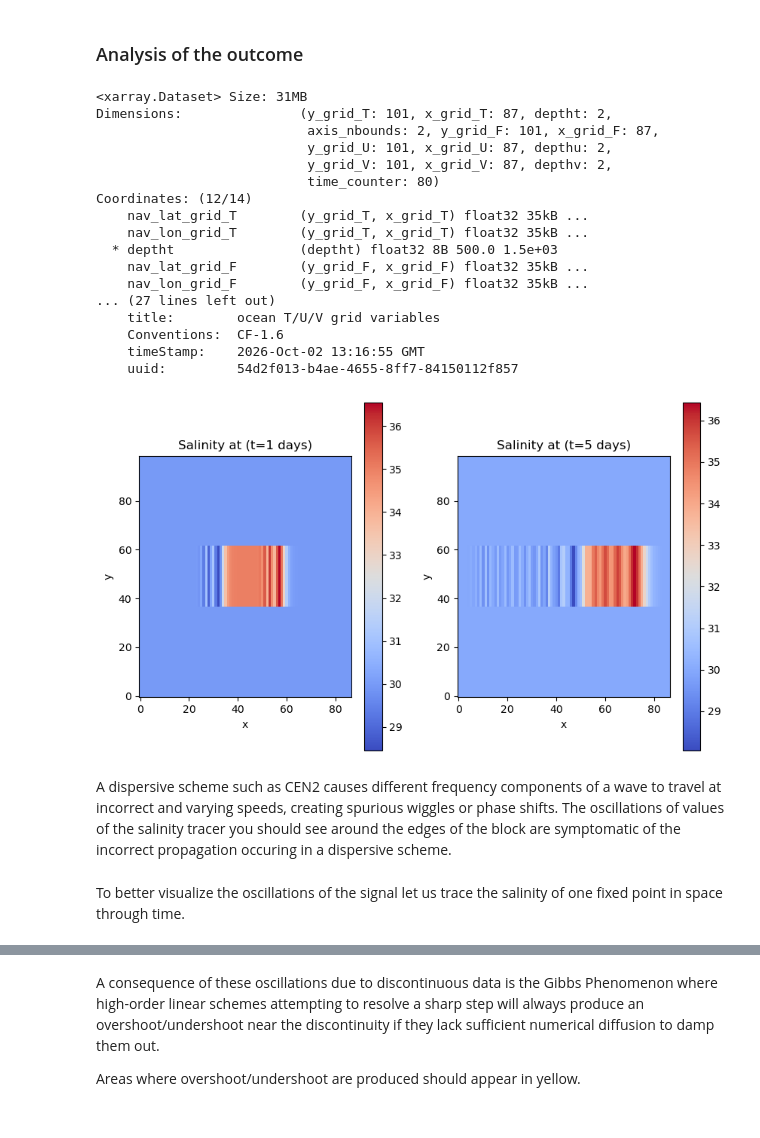
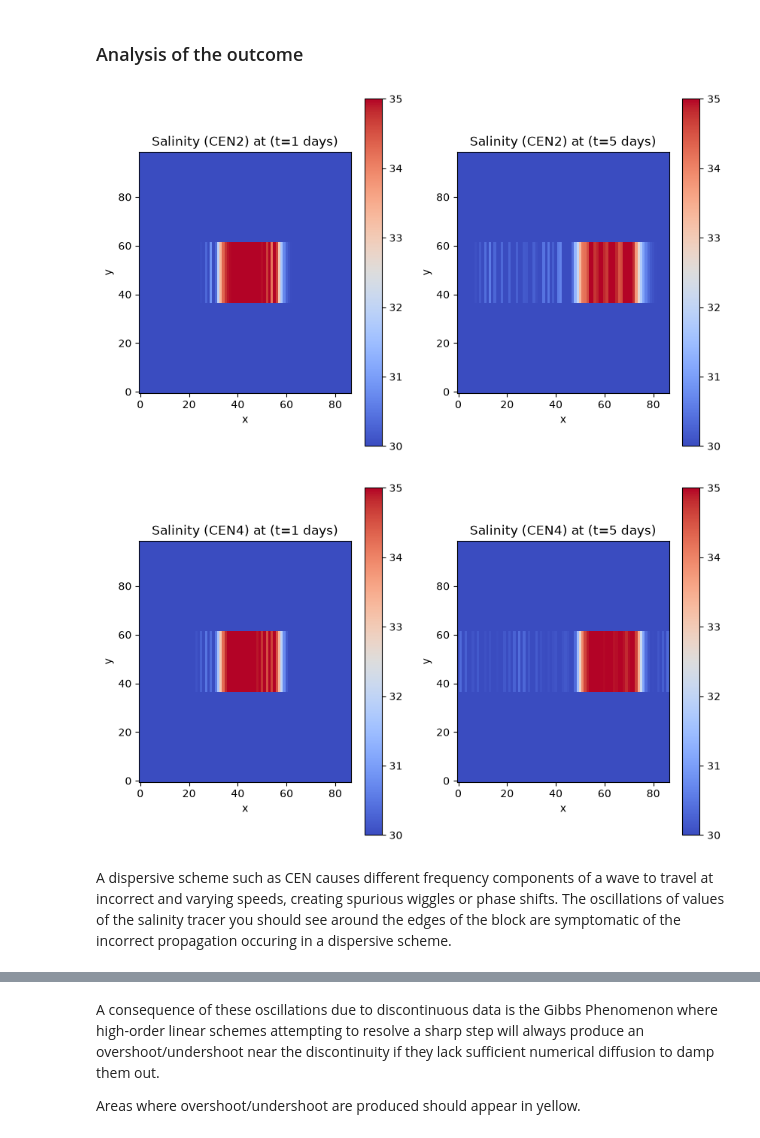
Before and after one commit to justinebuisson606/NEMO_Demonstrators, a Jupyter notebook: Demonstrator 1.ipynb, the cells around one changed output, grey strips where cells are left out. Drawn from its saved outputs; the diff is of its cells as text; code cells hidden in the pictures.

```diff
--- a/Demonstrator 1.ipynb
+++ b/Demonstrator 1.ipynb
@@ -95,29 +117,11 @@ We can now run the simulation using the ./run_nemo command
 ### Analysis of the outcome
 # %%
 #Insert below the name of the directory in which you will run the simulations /.../EXP$$
-rep = 'ALL_NEMO_openmpi_oneAPI2024.2.1/nemo/tests/CANAL/EXP00/'
+rep = ''
 
 
 cen2 = xr.open_dataset(rep+'CANAL_saltblock_cen2_all_grid.nc')
-cen2
+cen4 = xr.open_dataset(rep+'CANAL_saltblock_cen4_all_grid.nc')
-# %% [output]
-<xarray.Dataset> Size: 31MB
-Dimensions:               (y_grid_T: 101, x_grid_T: 87, deptht: 2,
-                           axis_nbounds: 2, y_grid_F: 101, x_grid_F: 87,
-                           y_grid_U: 101, x_grid_U: 87, depthu: 2,
-                           y_grid_V: 101, x_grid_V: 87, depthv: 2,
-                           time_counter: 80)
-Coordinates: (12/14)
-    nav_lat_grid_T        (y_grid_T, x_grid_T) float32 35kB ...
-    nav_lon_grid_T        (y_grid_T, x_grid_T) float32 35kB ...
-  * deptht                (deptht) float32 8B 500.0 1.5e+03
-    nav_lat_grid_F        (y_grid_F, x_grid_F) float32 35kB ...
-    nav_lon_grid_F        (y_grid_F, x_grid_F) float32 35kB ...
-... (27 lines left out)
-    title:        ocean T/U/V grid variables
-    Conventions:  CF-1.6
-    timeStamp:    2026-Oct-02 13:16:55 GMT
-    uuid:         54d2f013-b4ae-4655-8ff7-84150112f857
 # %%
 def show_t (t_list, param, title, file, rep=rep):
     " show_t displays a field from an xarray at given timesteps"
@@ -132,7 +136,7 @@ def show_t (t_list, param, title, file, rep=rep):
     for i, t in enumerate(t_list) :
         # We select and show the desired field at different timesteps and at sea surface, excluding the walls
         data = dataset[param].isel(time_counter = t, deptht = 0)[1:-1, :]
-        im = axes[i].imshow(data, origin='lower', cmap='coolwarm')
+        im = axes[i].imshow(data, origin='lower', cmap='coolwarm', vmin=30, vmax=35)
         axes[i].set_title(f'{title} at (t={t+1} days)')
         axes[i].set_xlabel('x')
         axes[i].set_ylabel('y')
@@ -140,10 +144,10 @@ def show_t (t_list, param, title, file, rep=rep):
     plt.show()
     dataset.close()
 # %%
-show_t([0,4], 'soce', 'Salinity', 'CANAL_saltblock_cen2_all_grid.nc')
+show_t([0,4], 'soce', 'Salinity (CEN2)', 'CANAL_saltblock_cen2_all_grid.nc')
+show_t([0,4], 'soce', 'Salinity (CEN4)', 'CANAL_saltblock_cen4_all_grid.nc')
 # %% [output]
-[figure, old version]
+[figure, new version]
+[figure, added]
 # %% [markdown]
-A dispersive scheme such as CEN2 causes different frequency components of a wave to travel at incorrect and varying speeds, creating spurious wiggles or phase shifts. The oscillations of values of the salinity tracer you should see around the edges of the block are symptomatic of the incorrect propagation occuring in a dispersive scheme.
+A dispersive scheme such as CEN causes different frequency components of a wave to travel at incorrect and varying speeds, creating spurious wiggles or phase shifts. The oscillations of values of the salinity tracer you should see around the edges of the block are symptomatic of the incorrect propagation occuring in a dispersive scheme.
-# %% [markdown]
-To better visualize the oscillations of the signal let us trace the salinity of one fixed point in space through time.
```
Also changed, not shown: parts of 43 cells of this notebook.
